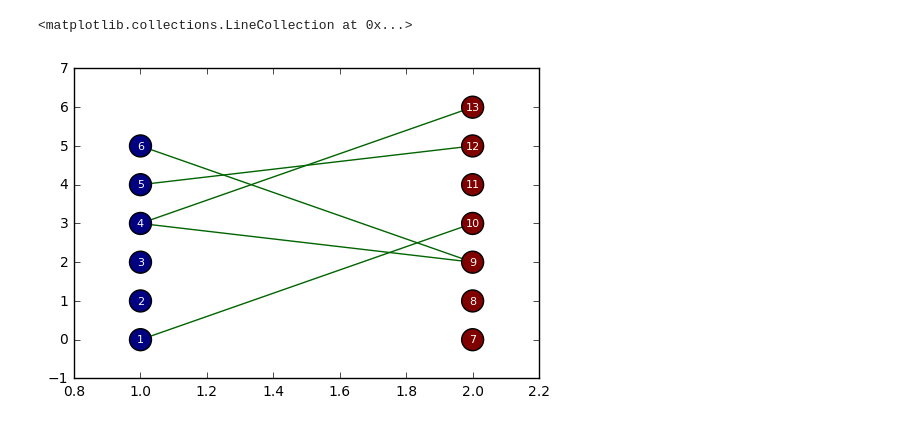
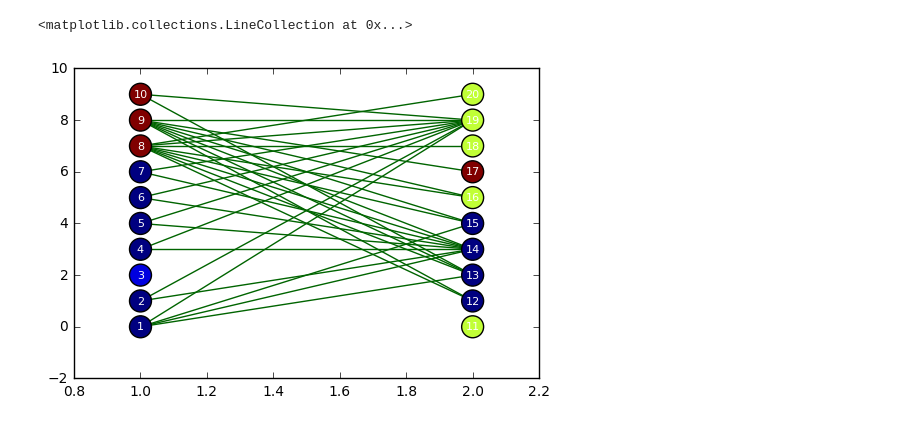
Before and after one commit to rshen36/math17, a Jupyter notebook: project.ipynb, the cells around one changed output. Saved outputs shown, nothing was run; the diff lists cells and outputs as text; code cells hidden in the pictures.

Commit message:
basic data exploration and light cleaning

```diff
--- a/project.ipynb
+++ b/project.ipynb
@@ -26,0 +14,16 @@ df.head()
+# %%
+# clean up data frame
+# TODO: deal with NaNs (columns w/ only NaNs and columns partially filled w/ NaNs)
+
+# dropping variables that should be useless (FIX AS NECESSARY)
+df.drop('round',axis=1,inplace=True)
+df.drop('position',axis=1,inplace=True)
+df.drop('positin1',axis=1,inplace=True)
+df.drop('order',axis=1,inplace=True)
+
+# variables I don't understand: int_corr,
+
+# may want to create variables off of: age, race, from, activities (sports, tvsports, etc.),
+#   various attribute ratings for the various categories at each time step
+
+df.head()
@@ -27,40 +38,46 @@ df.head()
 # %%
+# node attributes of import
+node_attr = ['gender', 'field_cd', 'career_c']
+
 # create graphs for each wave
 waves = df['wave'].unique()
 graphs = list()
 
 for w in waves:
     dta = df.loc[df['wave'] == w]
+    # TODO: figure out what other edge attributes to include
     G = nx.from_pandas_dataframe(dta,'iid','pid',edge_attr=['match','samerace'])
 
     # set node attributes
-    genders = dta[['iid','gender']]
-    genders = genders.set_index('iid').T.to_dict('records')[0] # convert to dictionary
-    nx.set_node_attributes(G,'gender',genders)
+    # TODO: figure out what other node attributes to include
+    for a in node_attr:
+        attr = dta[['iid',a]]
+        attr = attr.set_index('iid').T.to_dict('records')[0] # convert to dictionary
+        nx.set_node_attributes(G,a,attr)
 
     G = nx.convert_node_labels_to_integers(G,first_label=1)
     graphs.append(G)
 # %%
-G = graphs[19] # for test value
+G = graphs[0] # for test value <-- id labels for wave 5 are off (causes an error)
 
-# draw as bipartite graph (best way to visualize this?)
+# draw as bipartite graph
 X,Y = bipartite.sets(G)
 pos = dict()
 pos.update( (n, (1, i)) for i, n in enumerate(X) ) # put nodes from X at x=1
 pos.update( (n, (2, i)) for i, n in enumerate(Y) ) # put nodes from Y at x=2
 
 # draw only edges where the two people matched
 matches = list()
 for u,v in G.edges():
     if G[u][v]['match'] == 1:
         matches.append( (u,v) )
 
-# get genders for each node
-genders = nx.get_node_attributes(G,'gender').values()
+# get specified attribute for each node
+attr = nx.get_node_attributes(G,'field_cd').values()
 
-nx.draw_networkx_nodes(G,pos,node_color=genders,node_size=250)
+nx.draw_networkx_nodes(G,pos,node_color=attr,node_size=250)
 nx.draw_networkx_labels(G,pos,font_color='white',font_size=8)
 nx.draw_networkx_edges(G,pos,edgelist=matches,edge_color='darkgreen')
 # %% [output]
 <matplotlib.collections.LineCollection at 0x...>
-[figure, old version]
+[figure, new version]
```
Also changed, not shown: parts of 4 cells of this notebook.
